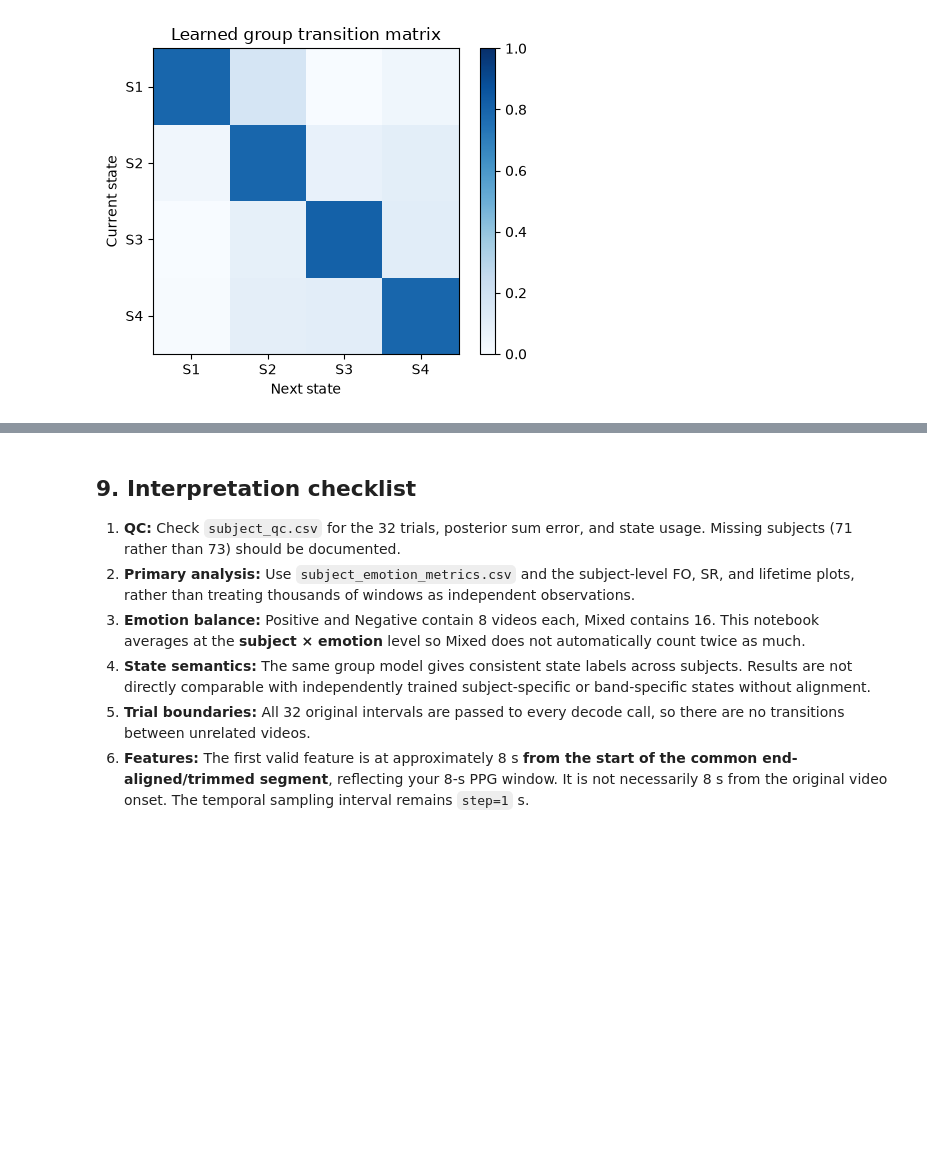
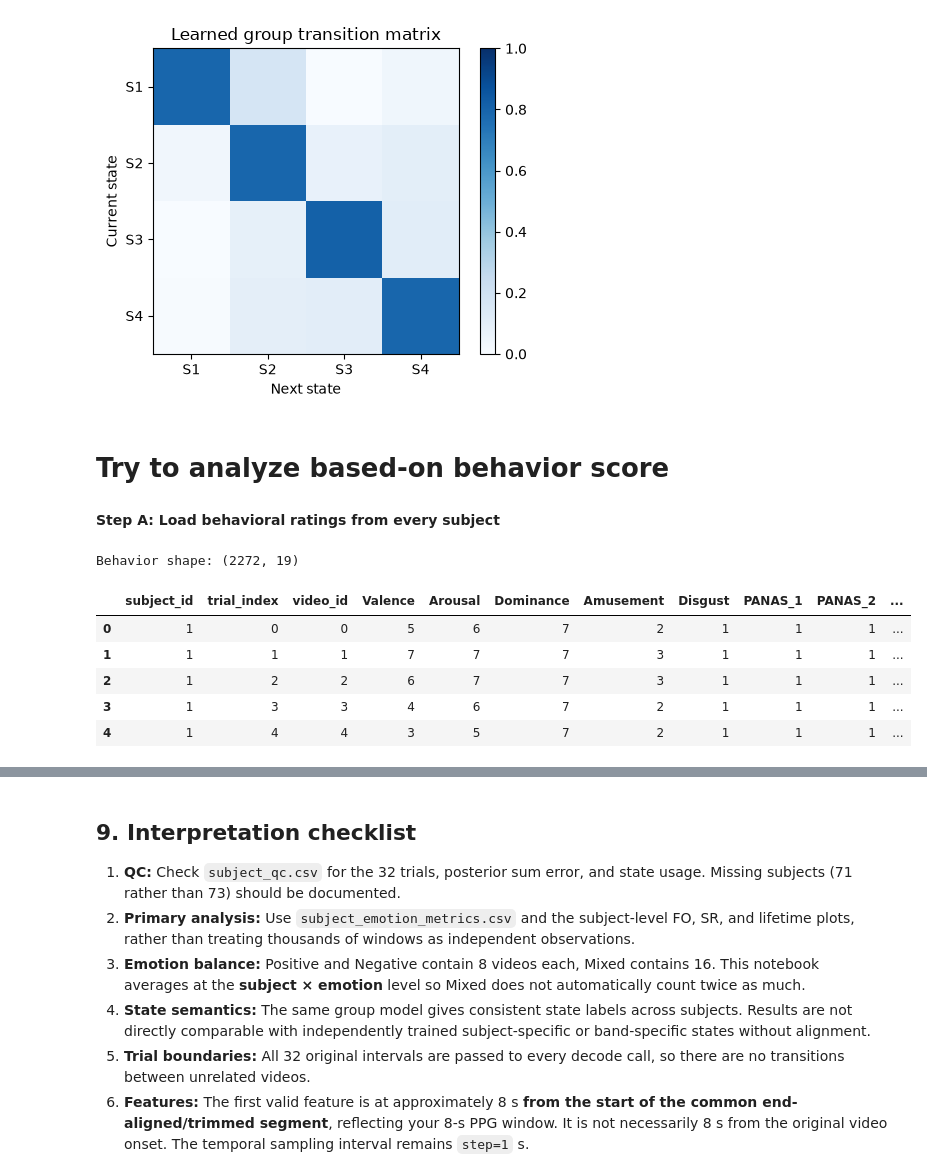
Before and after one commit to pipogood/GLHMM-Emotion, a Jupyter notebook: try/step3_5_group_result_evaluation.ipynb, the cells around one changed output, grey strips where cells are left out. Saved outputs shown, nothing was run; the diff lists cells and outputs as text; code cells hidden in the pictures; blank space fills up the shorter version.

```diff
--- a/try/step3_5_group_result_evaluation.ipynb
+++ b/try/step3_5_group_result_evaluation.ipynb
@@ -823,3 +830,83 @@ if hasattr(hmm, "P"):
 [figure]
 [figure]
 [figure]
+# %% [markdown]
+# Try to analyze based-on behavior score
+# %% [markdown]
+**Step A: Load behavioral ratings from every subject**
+# %%
+behavior_rows = []
+
+for file_path in subject_files:
+
+    subject_id = subject_id_from_path(file_path)
+
+    with np.load(file_path) as data:
+
+        VAD = data["VAD"][:, 0, :]
+        Emotion = data["Emotion"][:, 0, :]
+        PANAS = data["PANAS"][:, 0, :]
+
+        indices = data["indices"]
+        video_ids = data["video_ids"].ravel()
+
+    # =========================
+    # EXTRACT TRIAL VIDEO IDS
+    # =========================
+
+    trial_video_ids = []
+
+    for start, end in indices:
+
+        ids = np.unique(video_ids[start:end])
+        assert len(ids) == 1, "Multiple video IDs in one trial"
+        trial_video_ids.append(int(ids[0]))
+
+    trial_video_ids = np.array(trial_video_ids)
+
+    # =========================
+    # ORGANIZE BEHAVIOR
+    # =========================
+
+    assert len(trial_video_ids) == len(VAD) == len(Emotion) == len(PANAS) == 32
+    for trial_idx in range(32):
+        vid = trial_video_ids[trial_idx]
+        row = {
+            "subject_id": subject_id,
+            "trial_index": trial_idx,
+            "video_id": vid,
+
+            # VAD
+            "Valence": VAD[trial_idx, 0],
+            "Arousal": VAD[trial_idx, 1],
+            "Dominance": VAD[trial_idx, 2],
+
+            # Emotion
+            "Amusement": Emotion[trial_idx, 0],
+            "Disgust": Emotion[trial_idx, 1],
+        }
+
+        # PANAS: 10 items
+        for i in range(10):
+            row[f"PANAS_{i+1}"] = PANAS[trial_idx, i]
+        behavior_rows.append(row)
+
+# =========================
+# CREATE DATAFRAME
+# =========================
+
+behavior_df = pd.DataFrame(behavior_rows)
+behavior_df["Coactivation"] = np.minimum(
+    behavior_df["Amusement"],
+    behavior_df["Disgust"]
+)
+print("Behavior shape:", behavior_df.shape)
+display(behavior_df.head())
+# %% [output]
+Behavior shape: (2272, 19)
+|  | subject_id | trial_index | video_id | Valence | Arousal | Dominance | Amusement | Disgust | PANAS_1 | PANAS_2 | ... |
+| 0 | 1 | 0 | 0 | 5 | 6 | 7 | 2 | 1 | 1 | 1 | ... |
+| 1 | 1 | 1 | 1 | 7 | 7 | 7 | 3 | 1 | 1 | 1 | ... |
+| 2 | 1 | 2 | 2 | 6 | 7 | 7 | 3 | 1 | 1 | 1 | ... |
+| 3 | 1 | 3 | 3 | 4 | 6 | 7 | 2 | 1 | 1 | 1 | ... |
+| 4 | 1 | 4 | 4 | 3 | 5 | 7 | 2 | 1 | 1 | 1 | ... |
```
Also changed, not shown: parts of 7 cells of this notebook, 20 other files.
